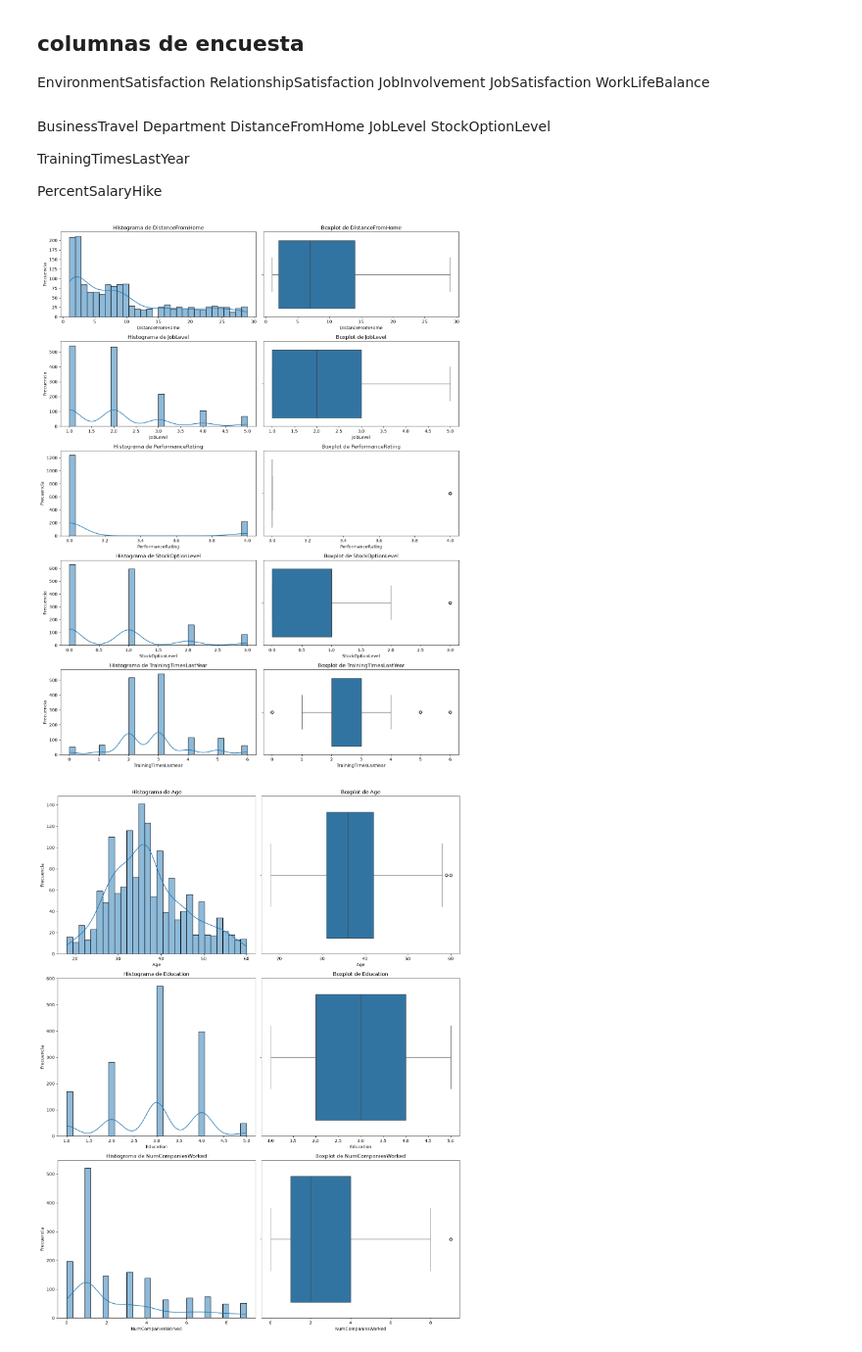
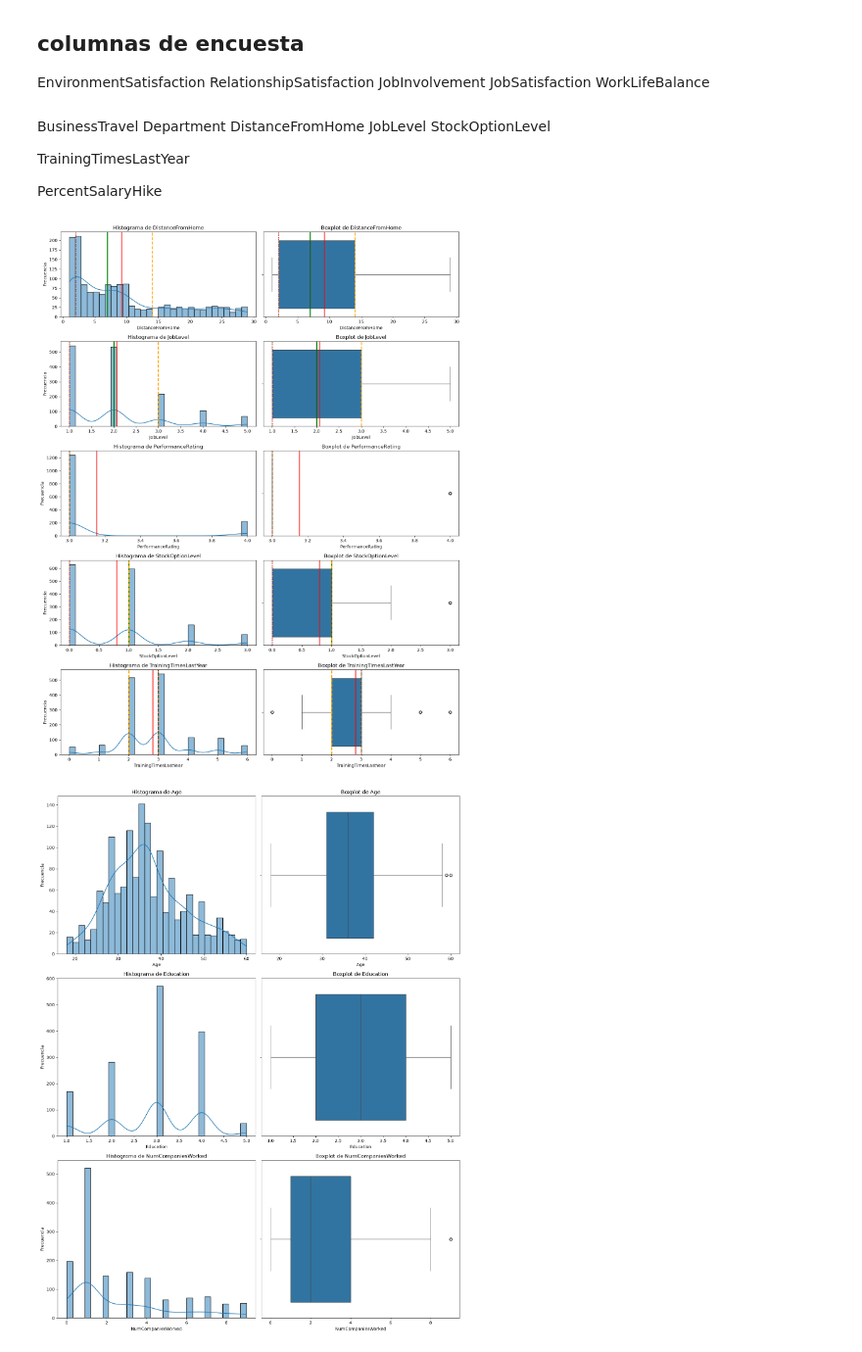
Before and after one commit to Adalab/project-da-promo-67-modulo-3-team-2, a Jupyter notebook: Analisis.ipynb, the cells around one changed output. Shown at 98% size. Drawn from its saved outputs; the diff is of its cells as text; code cells hidden in the pictures.

```diff
--- a/Analisis.ipynb
+++ b/Analisis.ipynb
@@ -277,35 +277,52 @@ variables_tiempo = [ 'TotalWorkingYears','YearsAtCompany','YearsInCurrentRole','
 fig, axes = plt.subplots(nrows=5, ncols=2, figsize=(14, 18))
 
 for i, variable in enumerate(variables_numericas1):
+
+    media = df_final[variable].mean()
+    mediana = df_final[variable].median()
+    q1 = df_final[variable].quantile(0.25)
+    q3 = df_final[variable].quantile(0.75)
+    moda = df_final[variable].mode()[0]
 
     # Histograma
     sns.histplot(
         data=df_final,
         x=variable,
         bins=30,
         kde=True,
         ax=axes[i, 0]
     )
+
+    axes[i, 0].axvline(media, color="red", linestyle="-", linewidth=2, label=f"Media: {media:.2f}")
+    axes[i, 0].axvline(mediana, color="green", linestyle="-", linewidth=2, label=f"Mediana: {mediana:.2f}")
+    axes[i, 0].axvline(q1, color="orange", linestyle="--", linewidth=2, label=f"Q1: {q1:.2f}")
+    axes[i, 0].axvline(q3, color="orange", linestyle="--", linewidth=2, label=f"Q3: {q3:.2f}")
+    axes[i, 0].axvline(moda, color="purple", linestyle=":", linewidth=2, label=f"Moda: {moda:.2f}")
 
     axes[i, 0].set_title(f"Histograma de {variable}")
     axes[i, 0].set_xlabel(variable)
     axes[i, 0].set_ylabel("Frecuencia")
 
 
     # Boxplot
     sns.boxplot(
         data=df_final,
         x=variable,
         ax=axes[i, 1]
     )
+    axes[i, 1].axvline(media, color="red", linestyle="-", linewidth=2, label=f"Media: {media:.2f}")
+    axes[i, 1].axvline(mediana, color="green", linestyle="-", linewidth=2, label=f"Mediana: {mediana:.2f}")
+    axes[i, 1].axvline(q1, color="orange", linestyle="--", linewidth=2, label=f"Q1: {q1:.2f}")
+    axes[i, 1].axvline(q3, color="orange", linestyle="--", linewidth=2, label=f"Q3: {q3:.2f}")
+    axes[i, 1].axvline(moda, color="purple", linestyle=":", linewidth=2, label=f"Moda: {moda:.2f}")
 
     axes[i, 1].set_title(f"Boxplot de {variable}")
     axes[i, 1].set_xlabel(variable)
 
 plt.tight_layout()
 plt.show()
 # %% [output]
-[figure, old version]
+[figure, new version]
 # %%
 #Visualización de variables_numericas2
 
```
Also changed, not shown: 2 other files.
